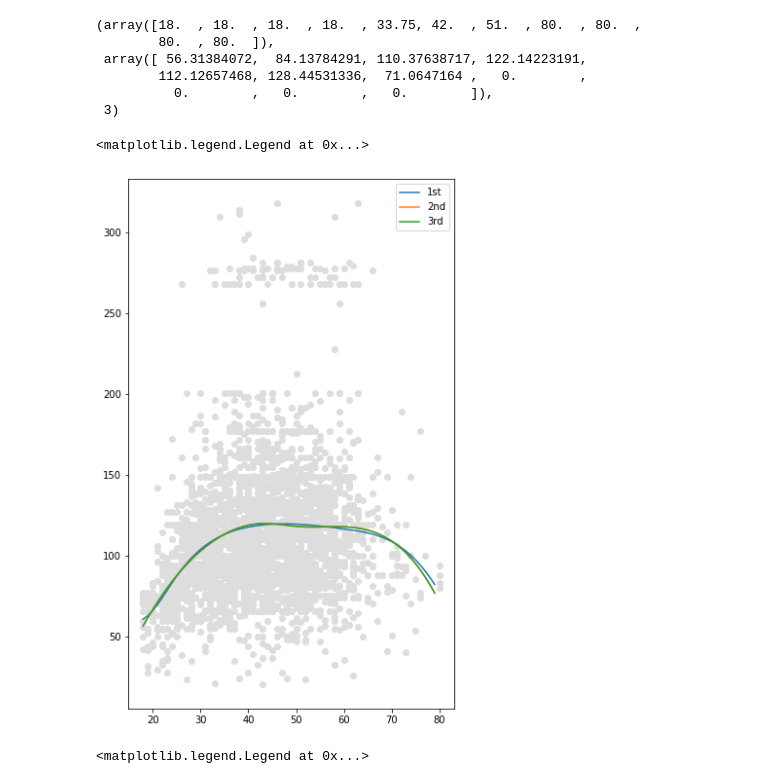
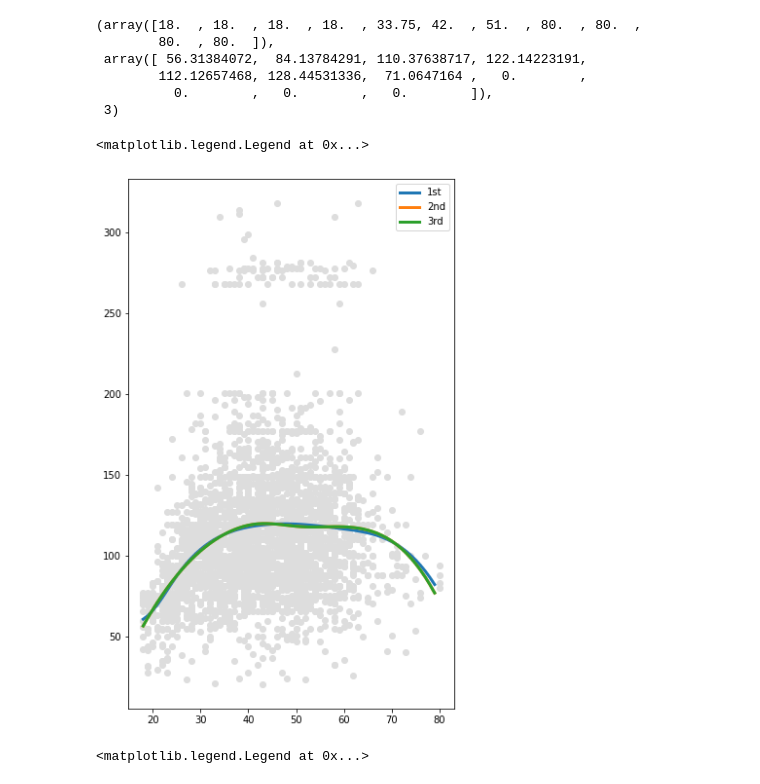
Before and after one commit to vivialprt/ISLR, a Jupyter notebook: Chapter7/Lab.ipynb, the cells around one changed output. Cells and saved outputs as stored; diff of their text form; code cells hidden in the pictures.

```diff
--- a/Chapter7/Lab.ipynb
+++ b/Chapter7/Lab.ipynb
@@ -228,7 +230,7 @@ tck2
 tck3 = interpolate.splrep(
     data.sort_values(by='age').age,
     data.sort_values(by='age').wage,
-    s=3, t=data.age.describe()[['25%', '50%', '75%']]
+    s=1e+1, t=data.age.describe()[['25%', '50%', '75%']]
 )
 pred3 = interpolate.splev(age_for_plot, tck3)
 tck3
@@ -242,13 +244,13 @@ tck3
 # %%
 plt.figure(figsize=(6, 10))
 plt.plot(data.age, data.wage, 'o', c='#dddddd')
-plt.plot(age_for_plot, pred1, label='1st')
-plt.plot(age_for_plot, pred2, label='2nd')
-plt.plot(age_for_plot, pred3, label='3rd')
+plt.plot(age_for_plot, pred1, label='1st', lw=3)
+plt.plot(age_for_plot, pred2, '-', label='2nd', lw=3)
+plt.plot(age_for_plot, pred3, label='3rd', lw=3)
 plt.legend()
 # %% [output]
 <matplotlib.legend.Legend at 0x...>
-[figure, old version]
+[figure, new version]
 # %%
 from statsmodels.nonparametric.smoothers_lowess import lowess
 # %%
```
Also changed, not shown: parts of 12 cells of this notebook, 1 other file.
